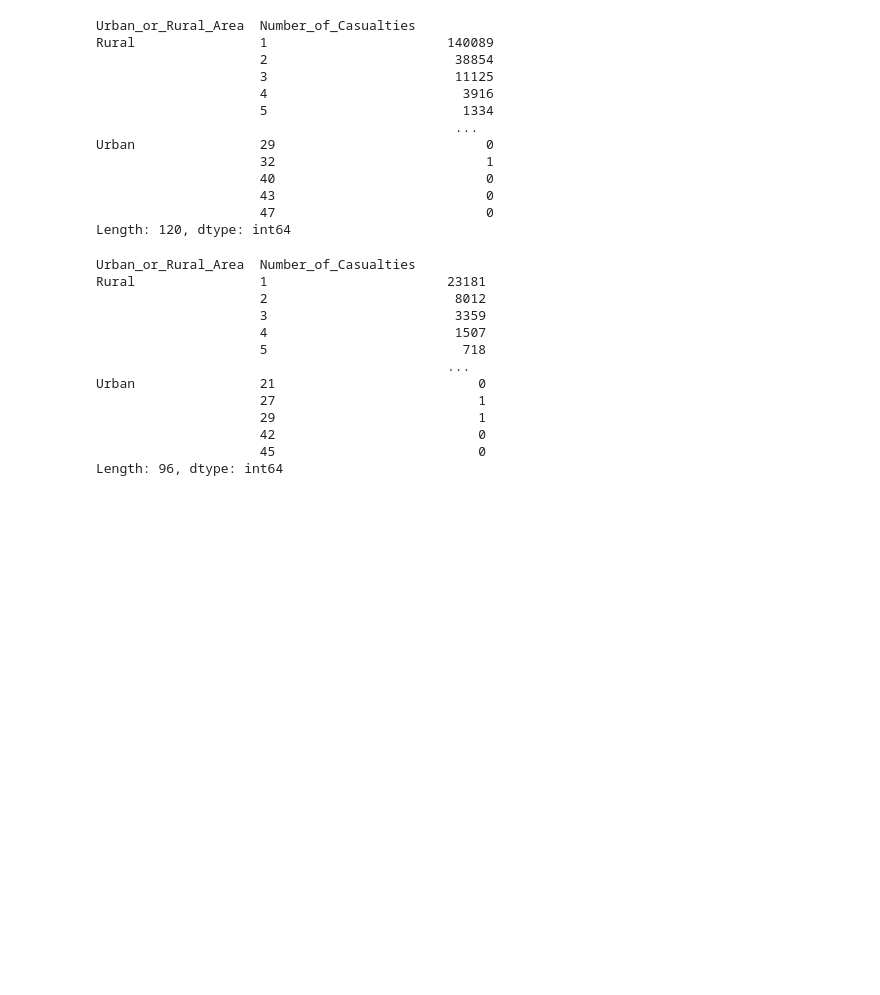
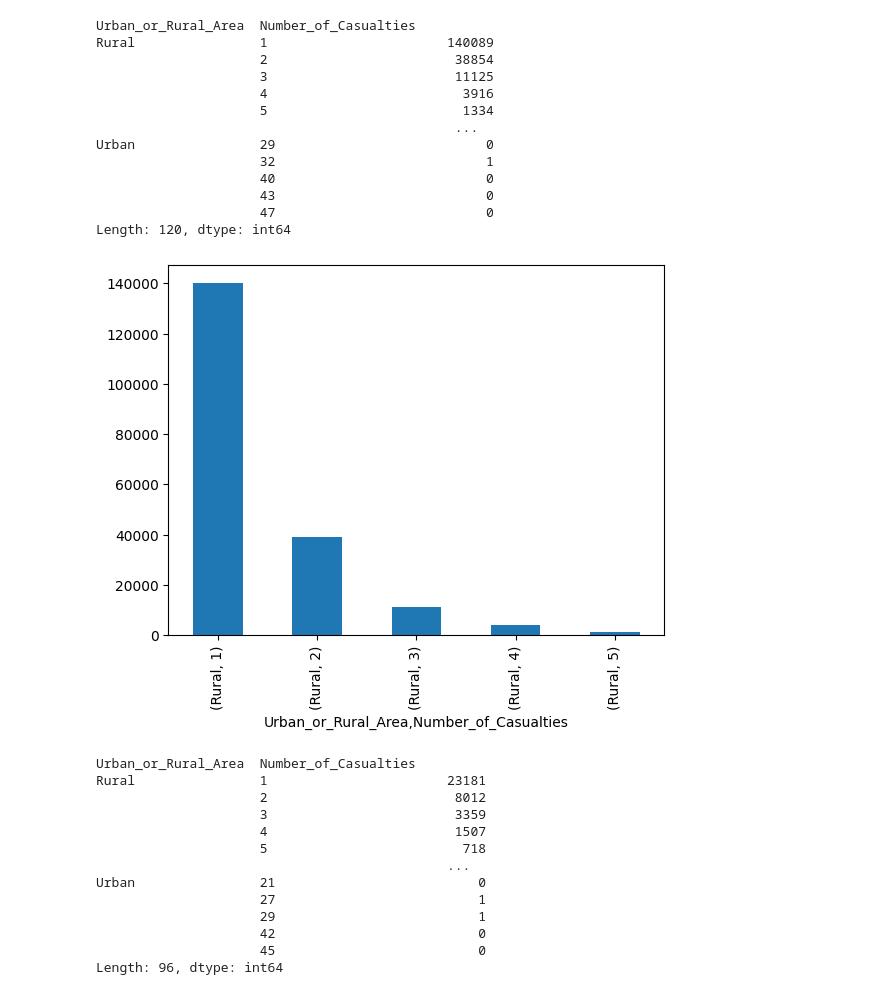
Before and after one commit to akagail/ITD-3B, a Jupyter notebook: activity4.ipynb, the cells around one changed output. Saved outputs shown, nothing was run; the diff lists cells and outputs as text; code cells hidden in the pictures; blank space fills up the shorter version.

```diff
--- a/activity4.ipynb
+++ b/activity4.ipynb
@@ -1394,6 +1409,11 @@ Urban                29                           0
                      43                           0
                      47                           0
 Length: 120, dtype: int64
+# %%
+slight_acc_area.head().plot(kind='bar')
+plt.show()
+# %% [output]
+[figure, added]
 # %%
 serious_acc_area = serious_acc.groupby(['Urban_or_Rural_Area', 'Number_of_Casualties']).size()
 serious_acc_area
```
Also changed, not shown: parts of 5 cells of this notebook.
